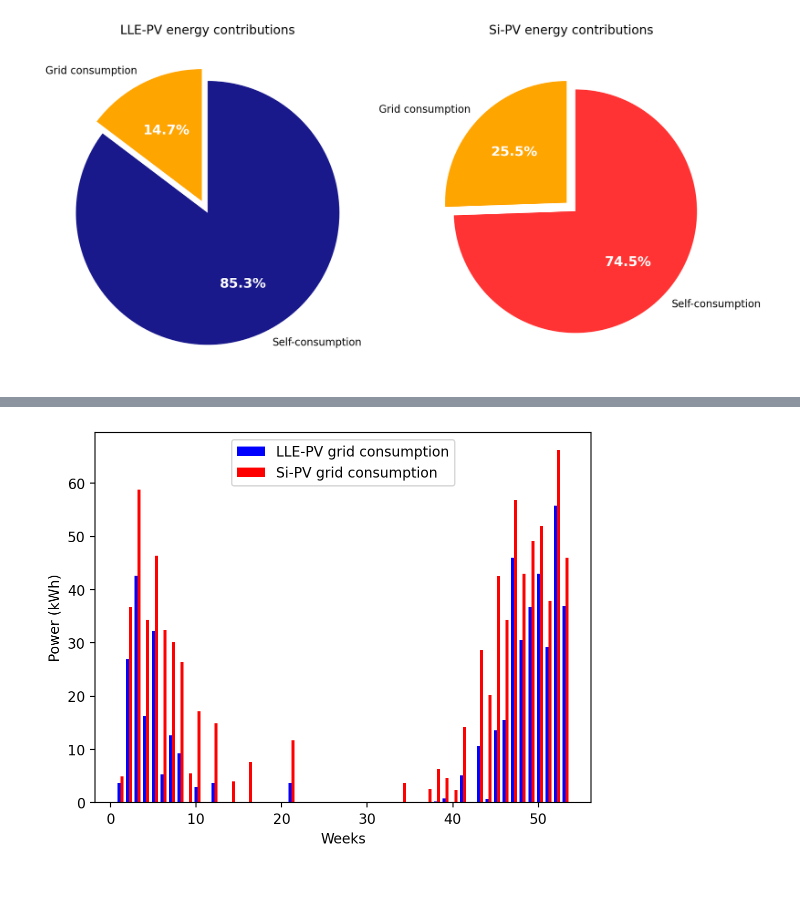
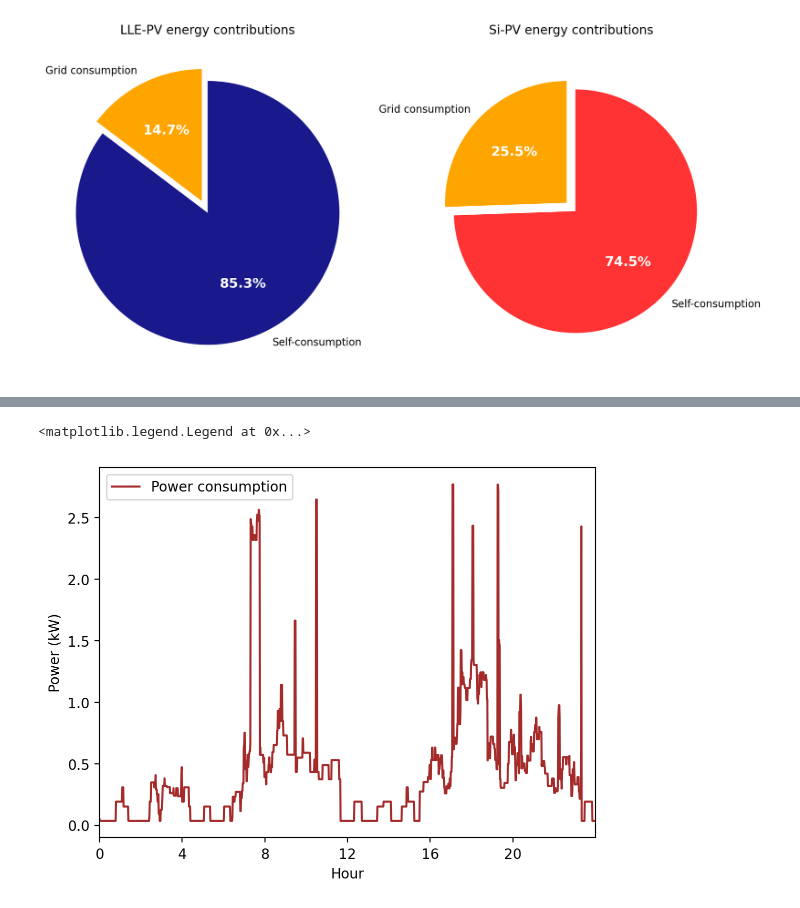
Before and after one commit to Alexisaglar/decentralised_network_analysis, a Jupyter notebook: data/self_consumption/jup_self_consumption.ipynb, the cells around one changed output, grey strips where cells are left out. Drawn from its saved outputs; the diff is of its cells as text; code cells hidden in the pictures.

```diff
--- a/data/self_consumption/jup_self_consumption.ipynb
+++ b/data/self_consumption/jup_self_consumption.ipynb
@@ -289,13 +310,30 @@ plt.show()
-# %%
-
-plt.bar(range(1,54), grid_consumption_cfpv['consumption'].groupby(grid_consumption_cfpv.index.strftime('%Y-%U')).sum()/1000, width=0.35, label='LLE-PV grid consumption', color='blue')
-plt.bar([week + 0.35 for week in range(1,54)], grid_consumption_p['consumption'].groupby(grid_consumption_p.index.strftime('%Y-%U')).sum()/1000, width=0.35, label='Si-PV grid consumption', color='red')
-
-plt.ylabel('Power (kWh)')
-plt.xlabel('Weeks')
-plt.legend(loc='upper center')
-
-# # Add legends for both plots
-plt.show()
-# %% [output]
-[figure, removed]
+# %%
+%config InlineBackend.figure_format = 'retina'  # This sets a higher DPI (e.g., for high-resolution displays)
+# date_range = pd.date_range(start='2022-01-01', end='2022-01-02', freq='T')
+# date_range = date_range.drop(date_range[-1])
+# load_profile['time'] = date_range
+# load_profile.set_index('time', inplace=True)
+with builtins.open('/Users/alexisaglar/decentralised_network_analysis/data/network_data/network/Load_profile_1.csv', newline='') as loadprofile_file:
+    load_profile = pd.read_csv(loadprofile_file)
+
+# Set the x-axis ticks to display only the hours
+
+# fig, ax1 = plt.subplots()
+plt.plot(load_profile.index/60, load_profile['mult'], label='Power consumption', color='brown', linestyle='-')
+plt.xlim(0, 24)
+
+# hours = np.arange(0, 24)
+# tick_positions = [load_profile.index[load_profile.index.hour == h][0] for h in hours]
+# tick_labels = [str(h) for h in hours]
+x_ticks = np.arange(0, 24, 4)  # Adjust the step value (2 in this case) as needed
+plt.xticks(x_ticks)
+
+# ax1.set_xticks(load_profile.index, load_profile.index.strftime('%H'), rotation=45)
+plt.ylabel('Power (kW)')
+plt.xlabel('Hour')
+plt.legend()
+# # Add legends for both plots
+plt.legend(loc='upper left')
+# %% [output]
+<matplotlib.legend.Legend at 0x...>
+[figure, added]
```
Also changed, not shown: parts of 5 cells of this notebook, 2 other files.
